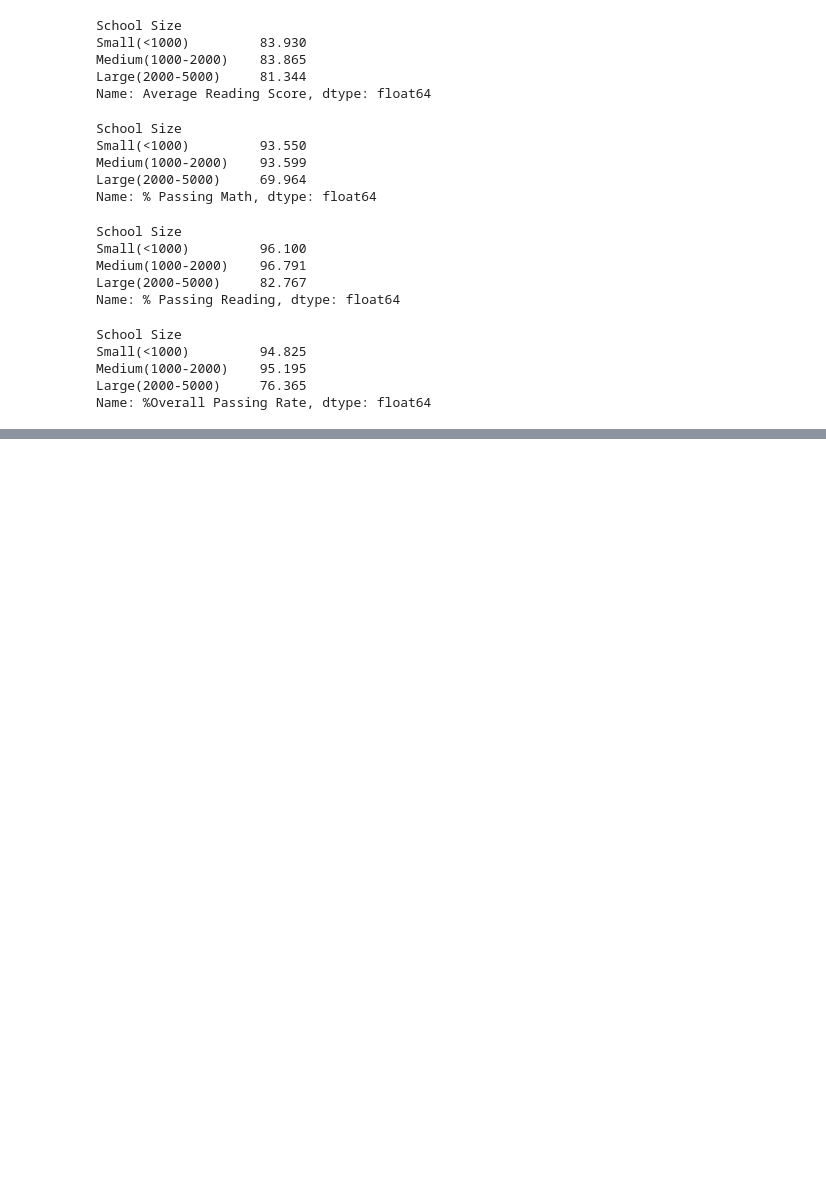
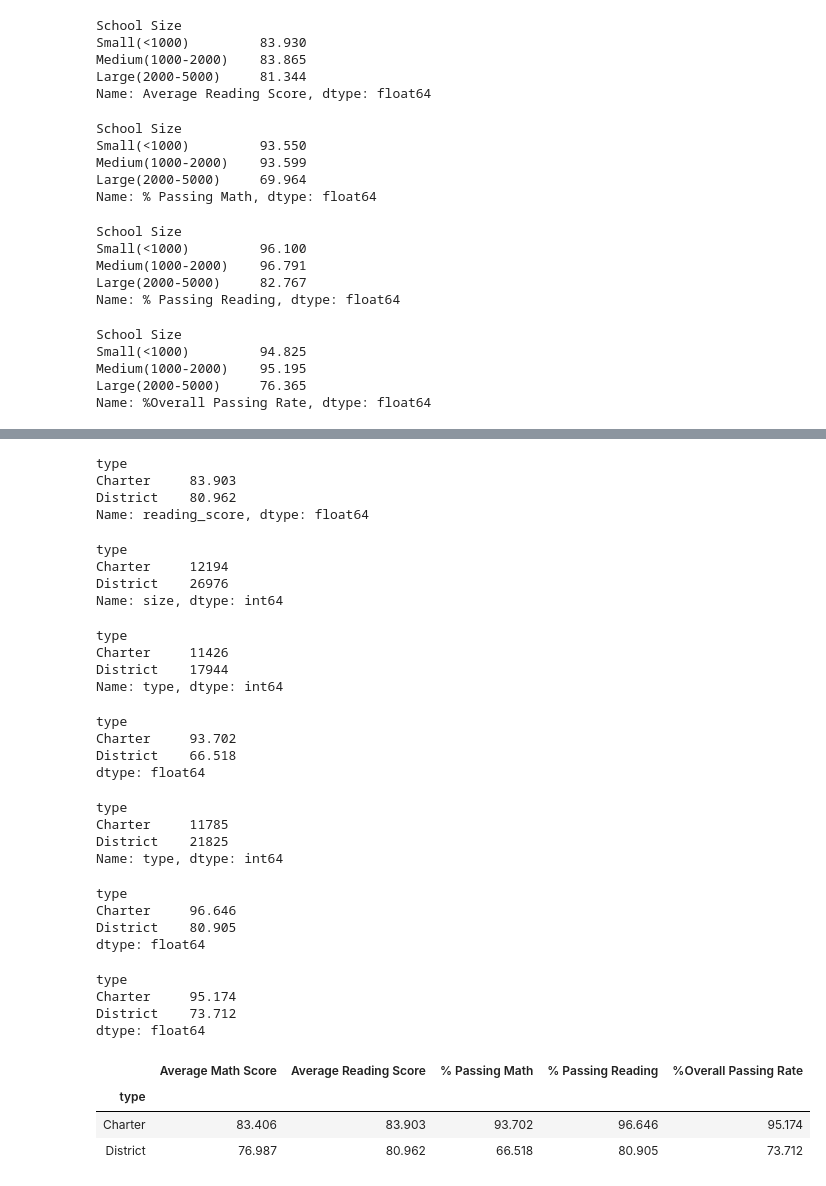
Before and after one commit to Pame1481/Pandas-Challenge, a Jupyter notebook: Academy of Py/Academy of Py.ipynb, the cells around one changed output, grey strips where cells are left out. Drawn from its saved outputs; the diff is of its cells as text; code cells hidden in the pictures; blank space fills up the shorter version.

```diff
--- a/Academy of Py/Academy of Py.ipynb
+++ b/Academy of Py/Academy of Py.ipynb
@@ -899,0 +926,58 @@ TypeError: unhashable type: 'numpy.ndarray'
+# %%
+#type_av_reading = round(school_type["Average Reading Score"].mean(),3)
+#type_av_reading
+av_reading_type = round(type_group["reading_score"].mean(),3)
+av_reading_type
+# %% [output]
+type
+Charter     83.903
+District    80.962
+Name: reading_score, dtype: float64
+# %%
+tot_students_ty = type_group["size"].count()
+tot_students_ty
+# %% [output]
+type
+Charter     12194
+District    26976
+Name: size, dtype: int64
+# %%
+group_math = pass_math.groupby(['type'])
+group_math["type"].count()
+# %% [output]
+type
+Charter     11426
+District    17944
+Name: type, dtype: int64
+# %%
+p_math_ty = round(((group_math["type"].count())*100)/(tot_students_ty),3)
+p_math_ty
+# %% [output]
+type
+Charter     93.702
+District    66.518
+dtype: float64
+# %%
+group_reading = pass_reading.groupby(['type'])
+group_reading["type"].count()
+# %% [output]
+type
+Charter     11785
+District    21825
+Name: type, dtype: int64
+# %%
+p_reading_ty = round(((group_reading["type"].count())*100)/(tot_students_ty),3)
+p_reading_ty
+# %% [output]
+type
+Charter     96.646
+District    80.905
+dtype: float64
+# %%
+pass_rate_ty = round((p_math_ty + p_reading_ty)/2,3)
+pass_rate_ty
+# %% [output]
+type
+Charter     95.174
+District    73.712
+dtype: float64
@@ -899,0 +993,10 @@ TypeError: unhashable type: 'numpy.ndarray'
+# %%
+summary_type = pd.DataFrame({"Average Math Score":av_math_type, "Average Reading Score": av_reading_type,
+                                "% Passing Math": p_math_ty,"% Passing Reading":p_reading_ty,
+                                "%Overall Passing Rate":pass_rate_ty})
+summary_type
+# %% [output]
+|  | Average Math Score | Average Reading Score | % Passing Math | % Passing Reading | %Overall Passing Rate |
+| type |  |  |  |  |  |
+| Charter | 83.406 | 83.903 | 93.702 | 96.646 | 95.174 |
+| District | 76.987 | 80.962 | 66.518 | 80.905 | 73.712 |
```
Also changed, not shown: parts of 6 cells of this notebook.
